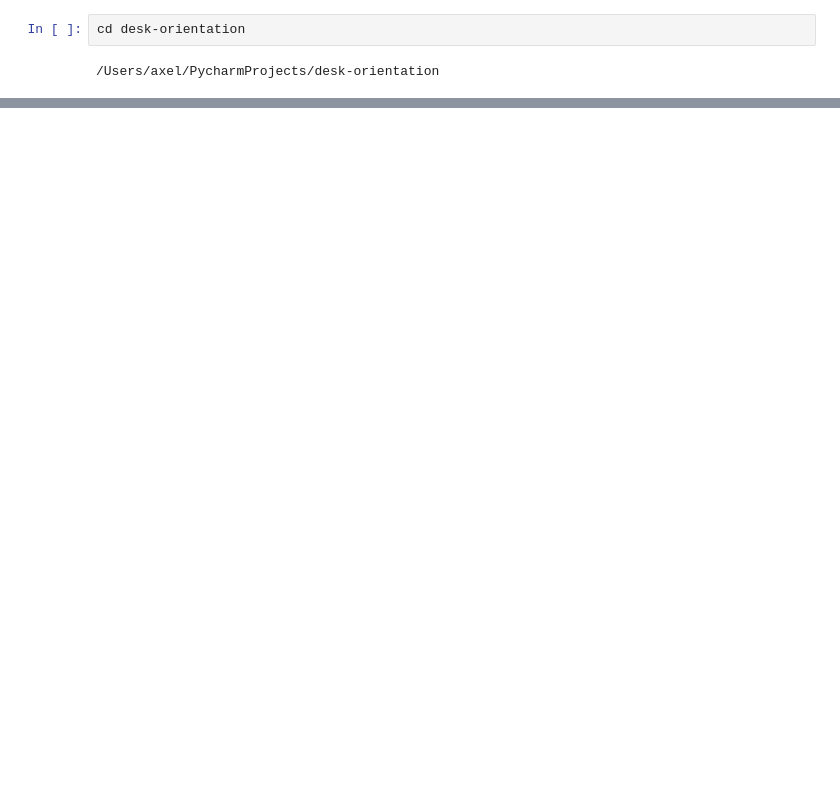
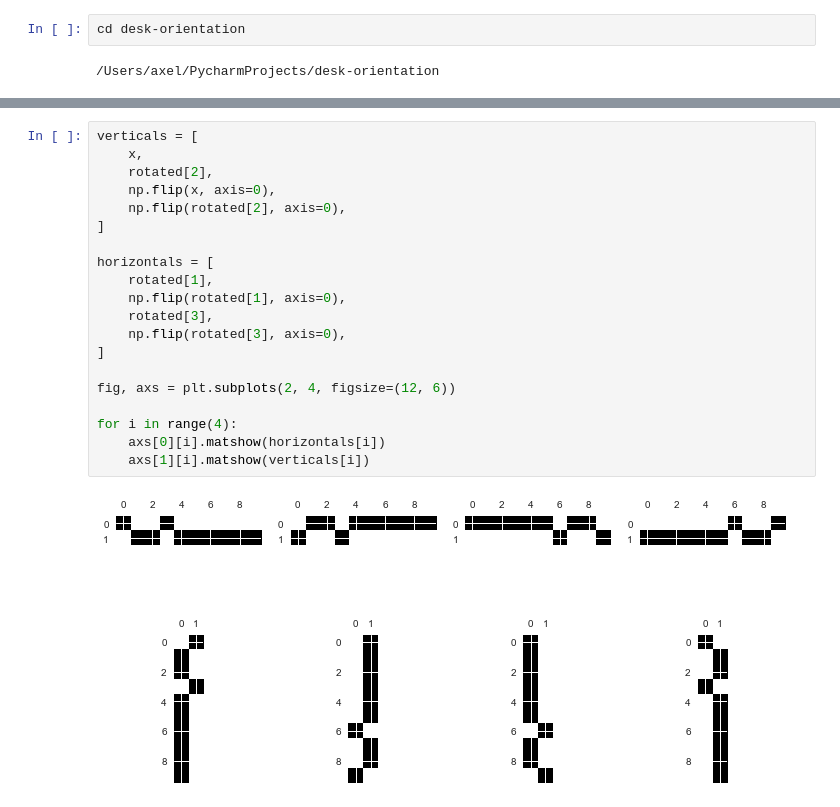
Before and after one commit to delaaxe/desk-orientation-prediction, a Jupyter notebook: OrientationPrediction.ipynb, the cells around one changed output, grey strips where cells are left out. Saved outputs shown, nothing was run; the diff lists cells and outputs as text; blank space fills up the shorter version.

```diff
--- a/OrientationPrediction.ipynb
+++ b/OrientationPrediction.ipynb
@@ -216,0 +254,22 @@ cd desk-orientation
+# %%
+verticals = [
+    x,
+    rotated[2],
+    np.flip(x, axis=0),
+    np.flip(rotated[2], axis=0),
+]
+
+horizontals = [
+    rotated[1],
+    np.flip(rotated[1], axis=0),
+    rotated[3],
+    np.flip(rotated[3], axis=0),
+]
+
+fig, axs = plt.subplots(2, 4, figsize=(12, 6))
+
+for i in range(4):
+    axs[0][i].matshow(horizontals[i])
+    axs[1][i].matshow(verticals[i])
+# %% [output]
+[figure, added]
```
Also changed, not shown: parts of 15 cells of this notebook.
